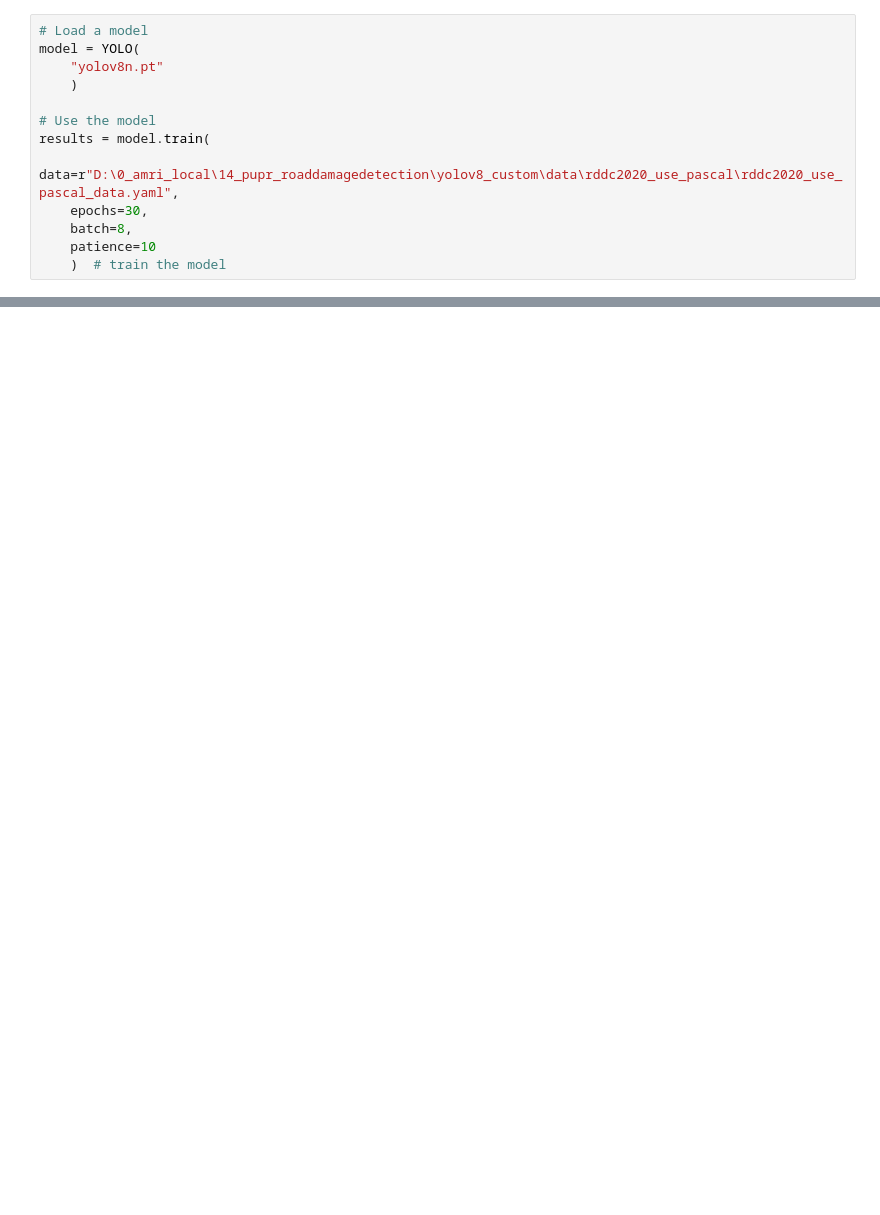
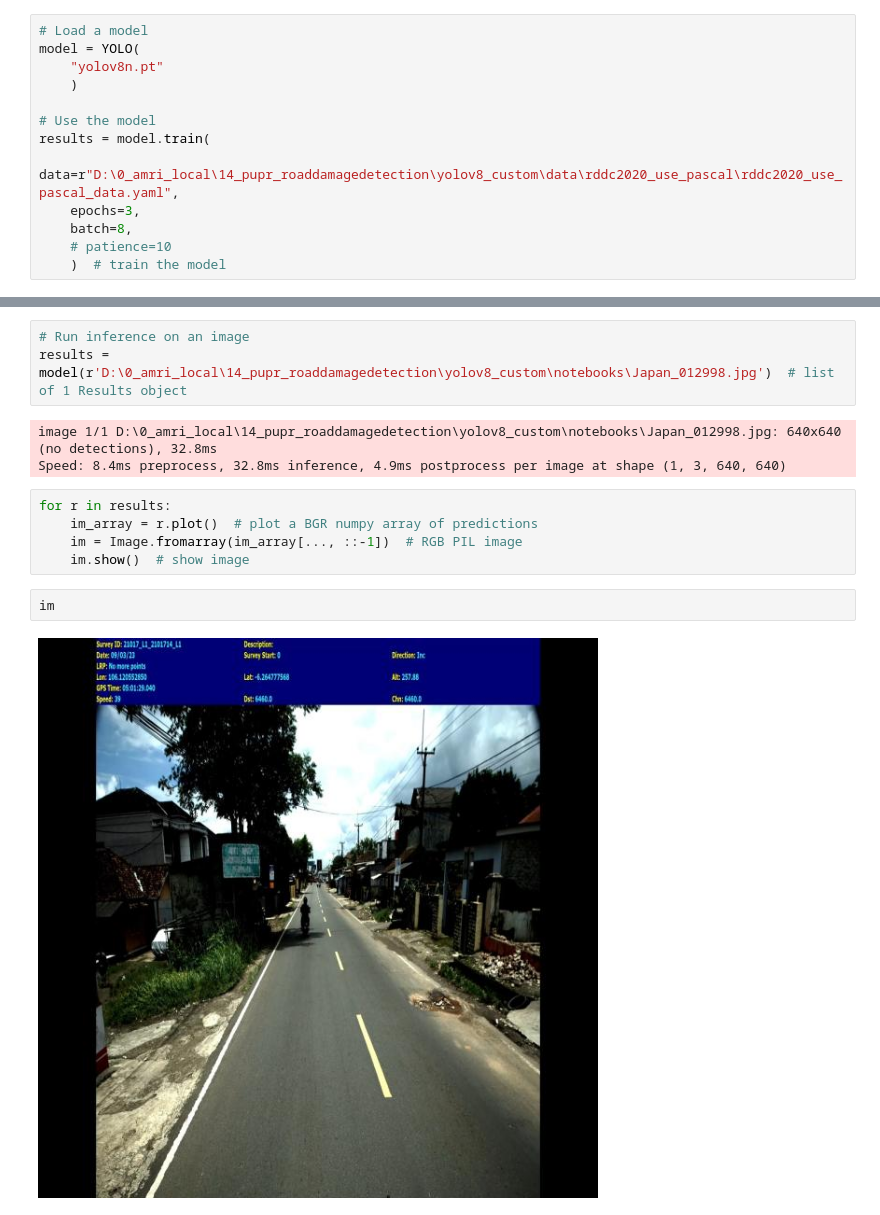
Before and after one commit to amrirasyidi/comp_pupr_rddc2023, a Jupyter notebook: notebooks/train.ipynb, the cells around one changed output, grey strips where cells are left out. Cells and saved outputs as stored; diff of their text form; blank space fills up the shorter version.

```diff
--- a/notebooks/train.ipynb
+++ b/notebooks/train.ipynb
@@ -11,9 +12,9 @@ model = YOLO(
 # Use the model
 results = model.train(
     data=r"D:\0_amri_local\14_pupr_roaddamagedetection\yolov8_custom\data\rddc2020_use_pascal\rddc2020_use_pascal_data.yaml",
-    epochs=30,
+    epochs=3,
     batch=8,
-    patience=10
+    # patience=10
     )  # train the model
 # %% [output]
 Ultralytics YOLOv8.0.200  Python-3.9.18 torch-2.0.1+cu118 CUDA:0 (NVIDIA GeForce RTX 3060 Laptop GPU, 6144MiB)
@@ -35,0 +40,15 @@ train: WARNING  D:\0_amri_local\14_pupr_roaddamagedetection\yolov8_custom\data\r
+# %%
+# Run inference on an image
+results = model(r'D:\0_amri_local\14_pupr_roaddamagedetection\yolov8_custom\notebooks\Japan_012998.jpg')  # list of 1 Results object
+# %% [output]
+image 1/1 D:\0_amri_local\14_pupr_roaddamagedetection\yolov8_custom\notebooks\Japan_012998.jpg: 640x640 (no detections), 32.8ms
+Speed: 8.4ms preprocess, 32.8ms inference, 4.9ms postprocess per image at shape (1, 3, 640, 640)
+# %%
+for r in results:
+    im_array = r.plot()  # plot a BGR numpy array of predictions
+    im = Image.fromarray(im_array[..., ::-1])  # RGB PIL image
+    im.show()  # show image
+# %%
+im
+# %% [output]
+[figure, added]
```
Also changed, not shown: parts of 3 cells of this notebook, 3 other files.
